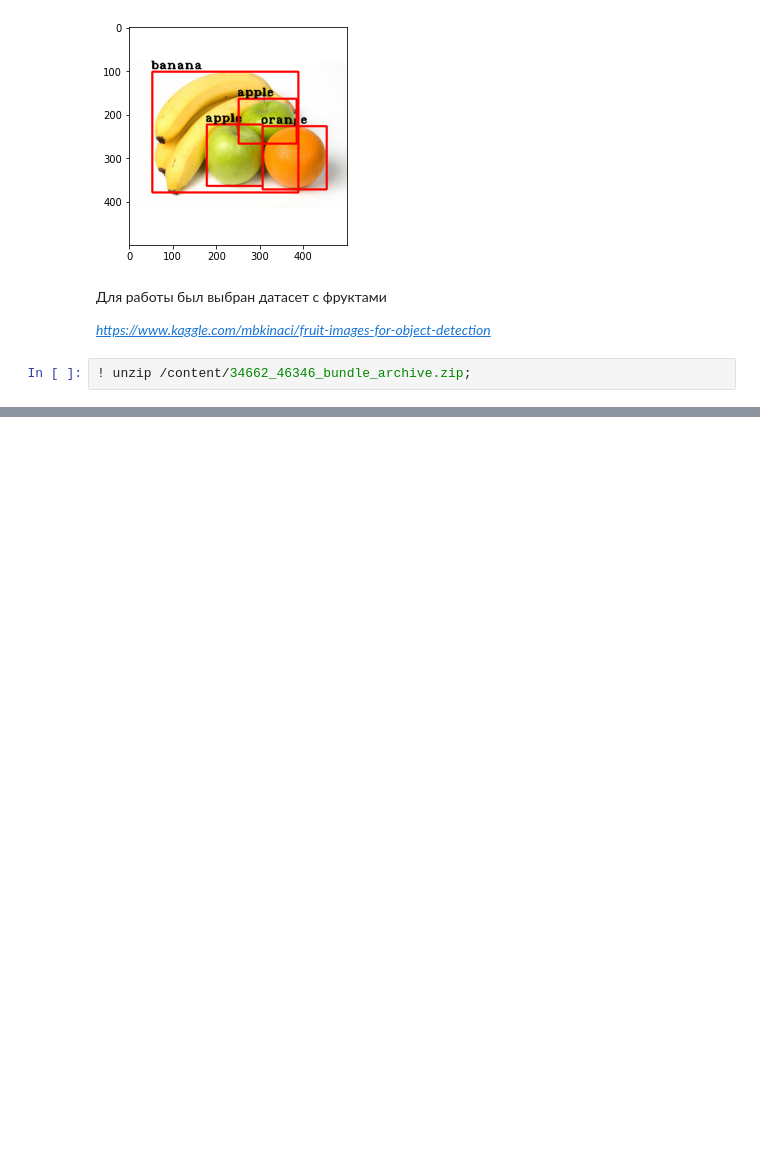
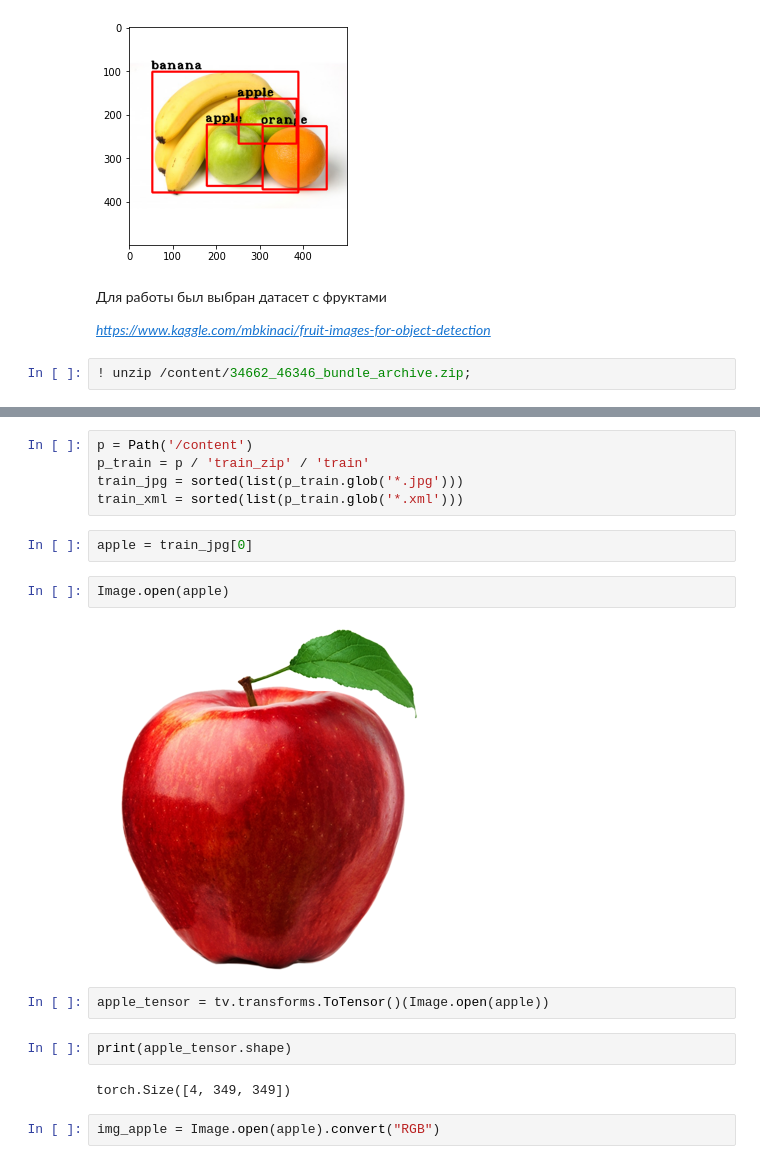
Before and after one commit to Carambolushka/Detection_fruit, a Jupyter notebook: Benen.ipynb, the cells around one changed output, grey strips where cells are left out. Drawn from its saved outputs; the diff is of its cells as text; blank space fills up the shorter version.

```diff
--- a/Benen.ipynb
+++ b/Benen.ipynb
@@ -92,0 +128,19 @@ plt.imshow(img_rec)
+# %%
+p = Path('/content')
+p_train = p / 'train_zip' / 'train'
+train_jpg = sorted(list(p_train.glob('*.jpg')))
+train_xml = sorted(list(p_train.glob('*.xml')))
+# %%
+apple = train_jpg[0]
+# %%
+Image.open(apple)
+# %% [output]
+[figure, added]
+# %%
+apple_tensor = tv.transforms.ToTensor()(Image.open(apple))
+# %%
+print(apple_tensor.shape)
+# %% [output]
+torch.Size([4, 349, 349])
+# %%
+img_apple = Image.open(apple).convert("RGB")
```
Also changed, not shown: parts of 7 cells of this notebook.
